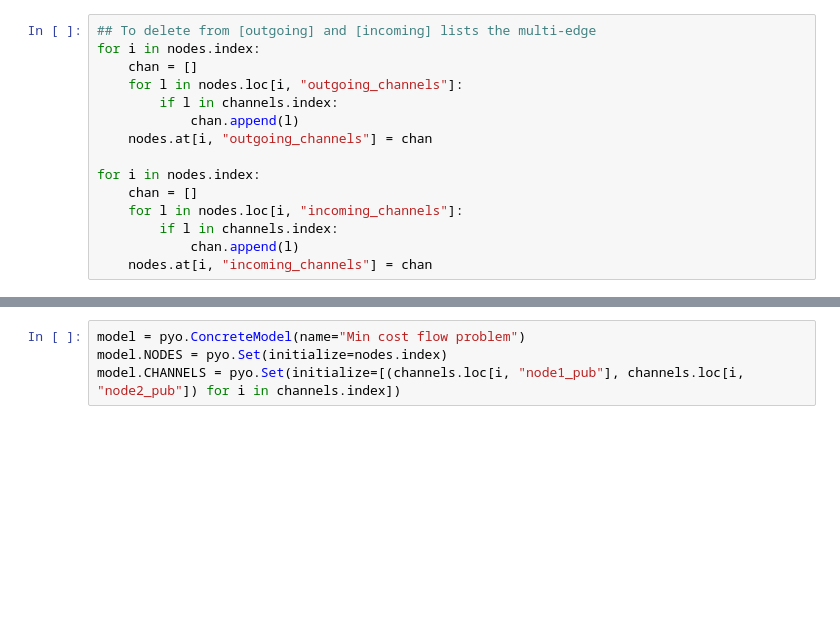
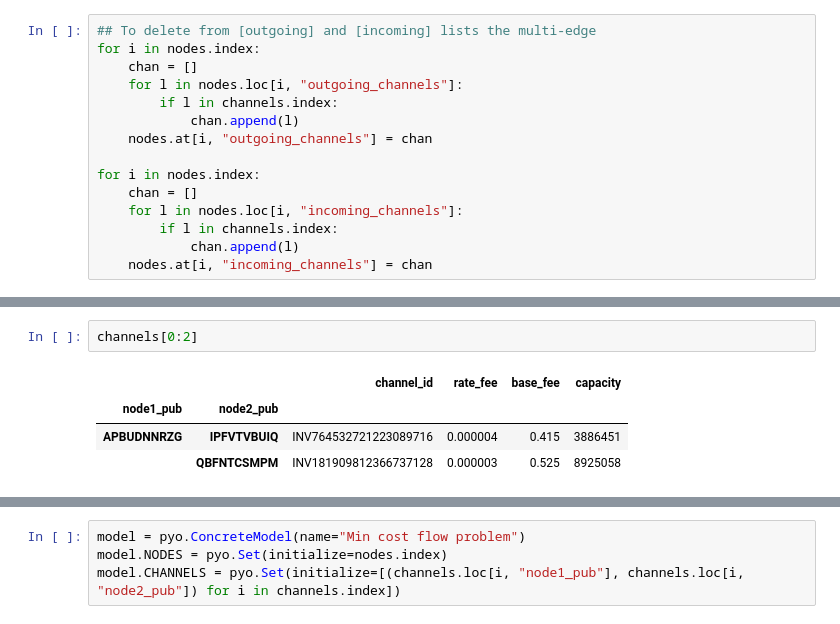
Before and after one commit to FiliTol/LN-pathfinding, a Jupyter notebook: scripts/mock/mockBIG.ipynb, the cells around one changed output, grey strips where cells are left out. Drawn from its saved outputs; the diff is of its cells as text; blank space fills up the shorter version.

```diff
--- a/scripts/mock/mockBIG.ipynb
+++ b/scripts/mock/mockBIG.ipynb
@@ -68,0 +88,7 @@ for i in nodes.index:
+# %%
+channels[0:2]
+# %% [output]
+|  |  | channel_id | rate_fee | base_fee | capacity |
+| node1_pub | node2_pub |  |  |  |  |
+| APBUDNNRZG | IPFVTVBUIQ | INV764532721223089716 | 0.000004 | 0.415 | 3886451 |
+|  | QBFNTCSMPM | INV181909812366737128 | 0.000003 | 0.525 | 8925058 |
```
Also changed, not shown: parts of 10 cells of this notebook.
